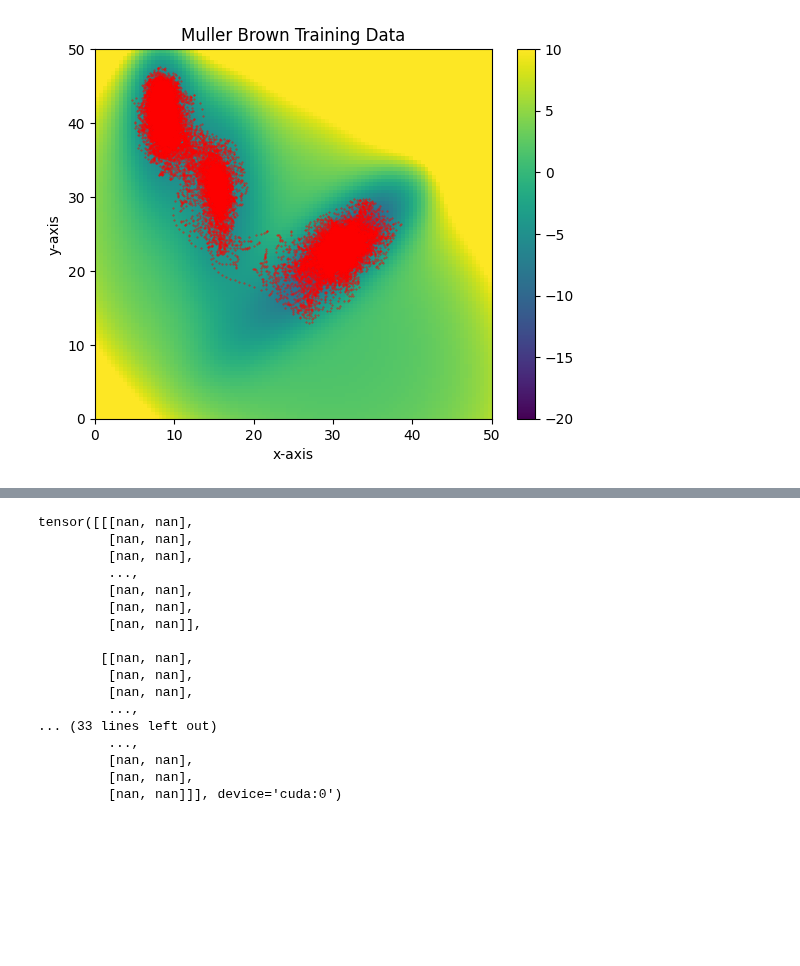
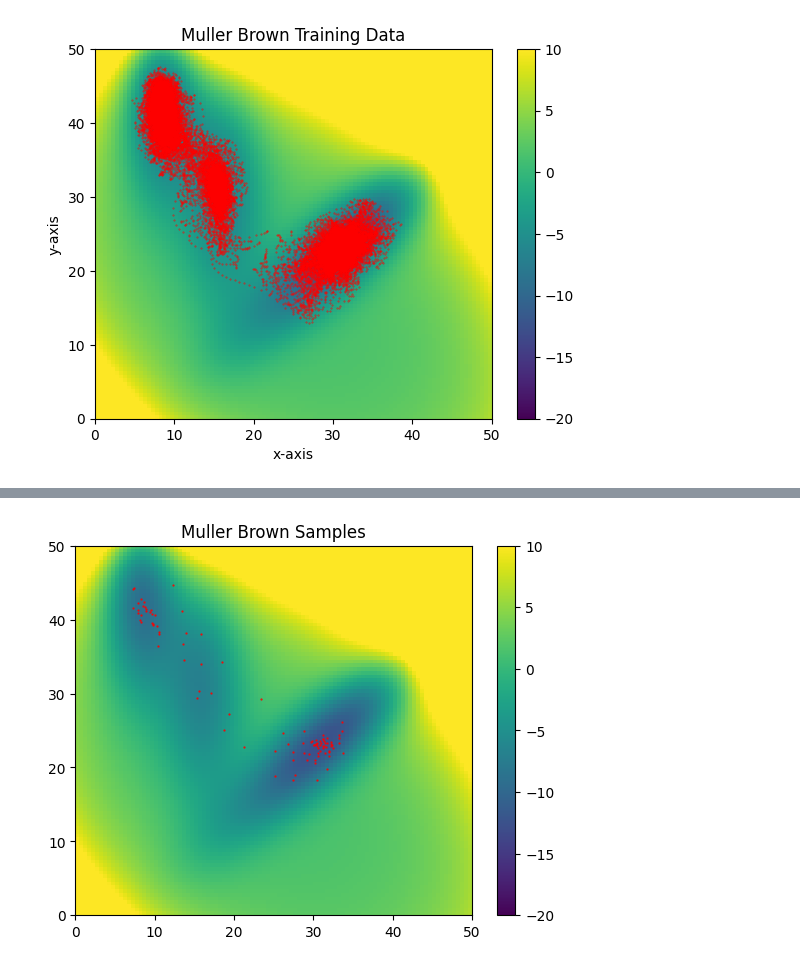
Before and after one commit to michael-psenka/OM-TPS, a Jupyter notebook: train_diffusion_mb.ipynb, the cells around one changed output, grey strips where cells are left out. Saved outputs shown, nothing was run; the diff lists cells and outputs as text; code cells hidden in the pictures; blank space fills up the shorter version.

```diff
--- a/train_diffusion_mb.ipynb
+++ b/train_diffusion_mb.ipynb
@@ -338,20 +361,10 @@ print([torch.logical_and(all_samples[i] >-6, all_samples[i] < 50).count_nonzero(
-# %%
-all_samples
-# %% [output]
-tensor([[[nan, nan],
-         [nan, nan],
-         [nan, nan],
-         ...,
-         [nan, nan],
-         [nan, nan],
-         [nan, nan]],
-
-        [[nan, nan],
-         [nan, nan],
-         [nan, nan],
-         ...,
-... (33 lines left out)
-         ...,
-         [nan, nan],
-         [nan, nan],
-         [nan, nan]]], device='cuda:0')
+# %%
+# linear interpolation in diffusion space
+x1 = calculator.initial_point.to(device).unsqueeze(0) # initial points of shape [N, 2]
+x2 = calculator.final_point.to(device).unsqueeze(0) # final points of shape [N, 2]
+samples = model.linear_interpolation(x1, x2, path_length=100, latent_time=100)
+samples = samples*torch.tensor(train_dataset.std).to(device).to(torch.float32) + torch.tensor(train_dataset.mean).to(device).to(torch.float32)
+
+plot_samples(np.fliplr(get_numpy(samples.reshape(-1, 2))))
+# %% [output]
+[figure, added]
```
Also changed, not shown: parts of 4 cells of this notebook.
